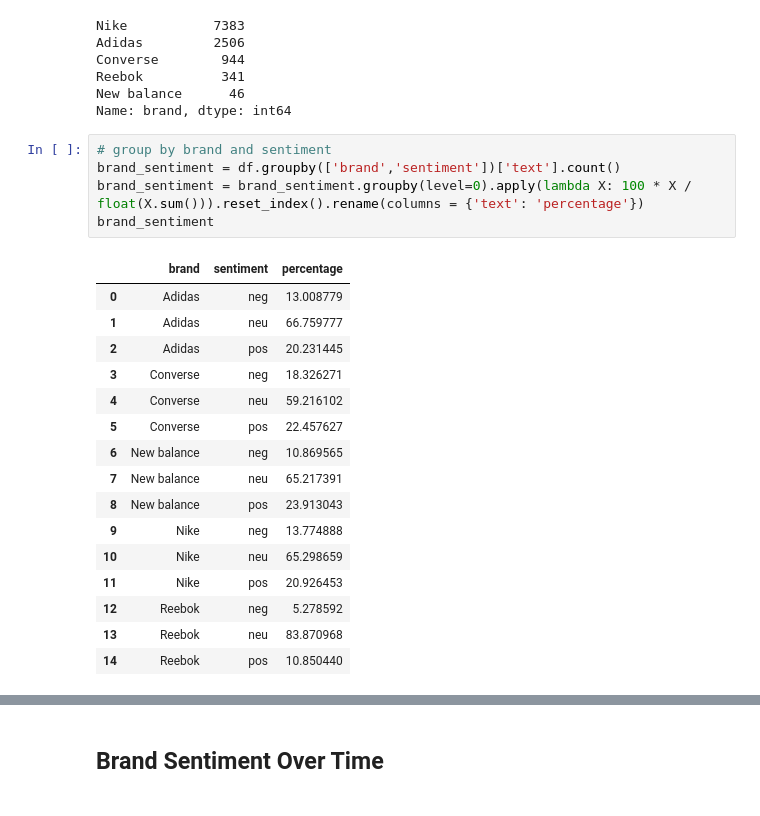
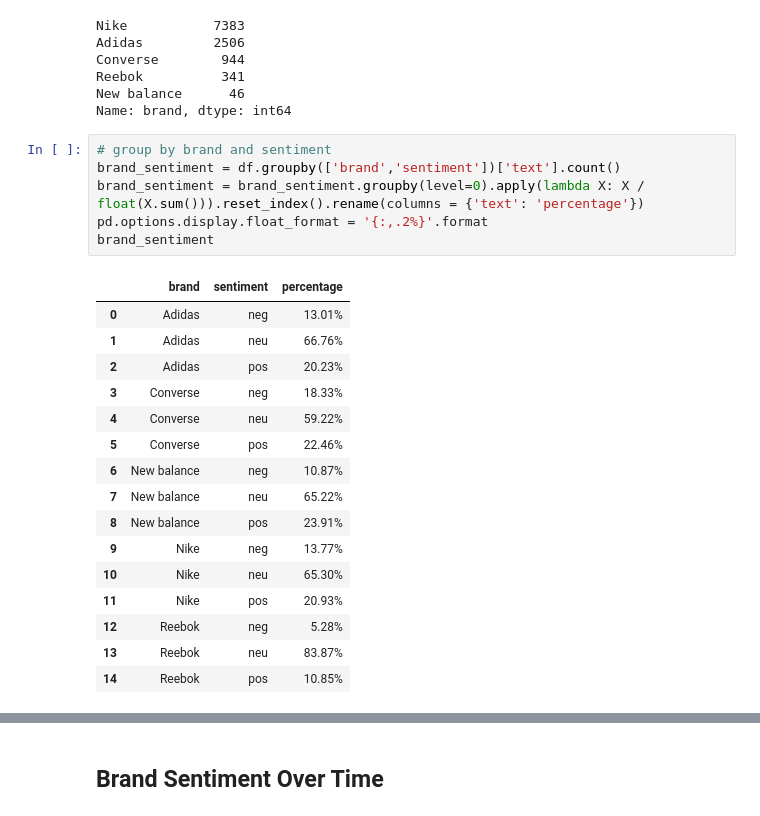
Before and after one commit to HuanSunGo/Quantilope_Core, a Jupyter notebook: src/tweet_analysis/twitter_huan/sentiment_kpi.ipynb, the cells around one changed output, grey strips where cells are left out. Saved outputs shown, nothing was run; the diff lists cells and outputs as text.

```diff
--- a/src/tweet_analysis/twitter_huan/sentiment_kpi.ipynb
+++ b/src/tweet_analysis/twitter_huan/sentiment_kpi.ipynb
@@ -83,22 +83,23 @@ Name: brand, dtype: int64
 # %%
 # group by brand and sentiment
 brand_sentiment = df.groupby(['brand','sentiment'])['text'].count()
-brand_sentiment = brand_sentiment.groupby(level=0).apply(lambda X: 100 * X / float(X.sum())).reset_index().rename(columns = {'text': 'percentage'})
+brand_sentiment = brand_sentiment.groupby(level=0).apply(lambda X: X / float(X.sum())).reset_index().rename(columns = {'text': 'percentage'})
+pd.options.display.float_format = '{:,.2%}'.format
 brand_sentiment
 # %% [output]
 |  | brand | sentiment | percentage |
-| 0 | Adidas | neg | 13.008779 |
-| 1 | Adidas | neu | 66.759777 |
-| 2 | Adidas | pos | 20.231445 |
-| 3 | Converse | neg | 18.326271 |
-| 4 | Converse | neu | 59.216102 |
-| 5 | Converse | pos | 22.457627 |
-| 6 | New balance | neg | 10.869565 |
-| 7 | New balance | neu | 65.217391 |
-| 8 | New balance | pos | 23.913043 |
-| 9 | Nike | neg | 13.774888 |
-| 10 | Nike | neu | 65.298659 |
-| 11 | Nike | pos | 20.926453 |
-| 12 | Reebok | neg | 5.278592 |
-| 13 | Reebok | neu | 83.870968 |
-| 14 | Reebok | pos | 10.850440 |
+| 0 | Adidas | neg | 13.01% |
+| 1 | Adidas | neu | 66.76% |
+| 2 | Adidas | pos | 20.23% |
+| 3 | Converse | neg | 18.33% |
+| 4 | Converse | neu | 59.22% |
+| 5 | Converse | pos | 22.46% |
+| 6 | New balance | neg | 10.87% |
+| 7 | New balance | neu | 65.22% |
+| 8 | New balance | pos | 23.91% |
+| 9 | Nike | neg | 13.77% |
+| 10 | Nike | neu | 65.30% |
+| 11 | Nike | pos | 20.93% |
+| 12 | Reebok | neg | 5.28% |
+| 13 | Reebok | neu | 83.87% |
+| 14 | Reebok | pos | 10.85% |
```
Also changed, not shown: parts of 4 cells of this notebook.
